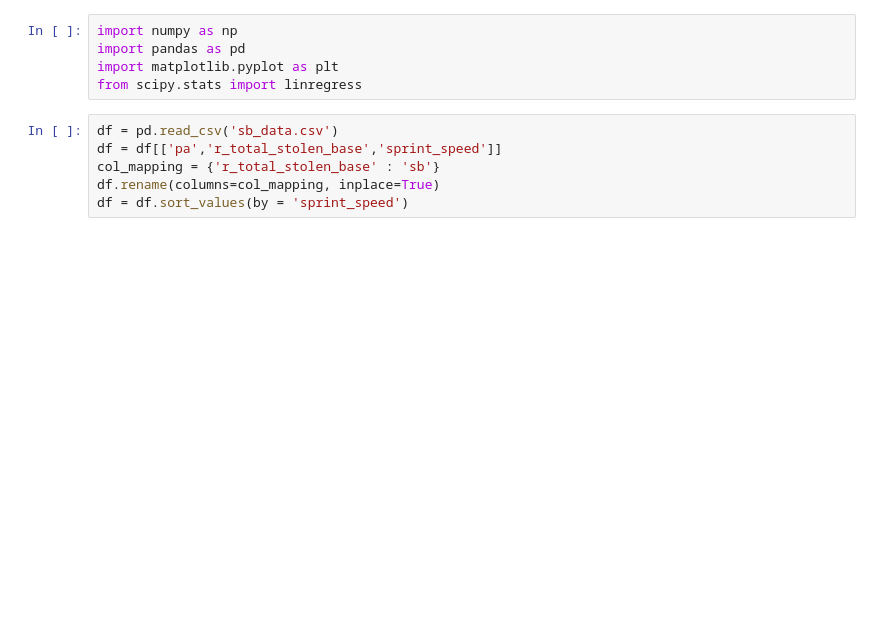
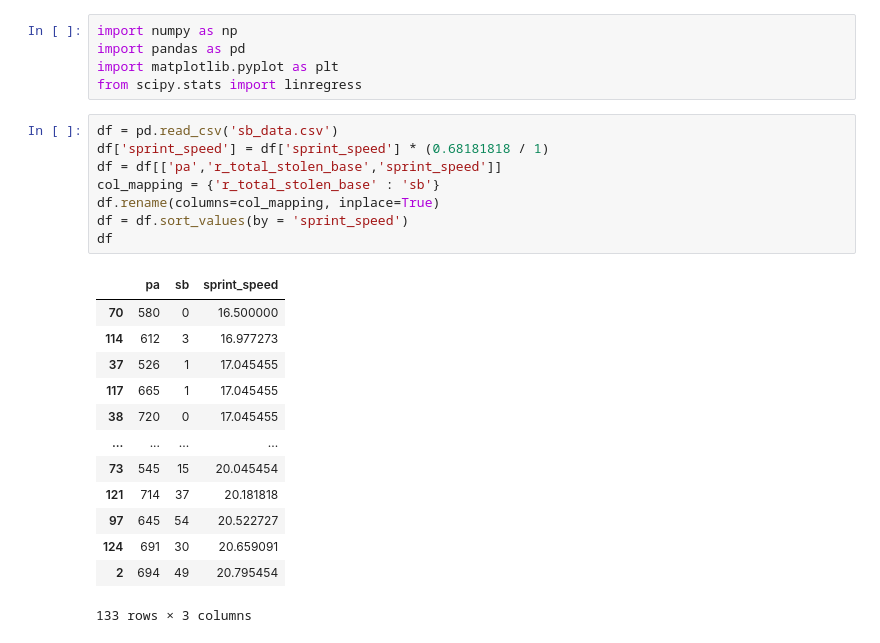
Before and after one commit to dschondo/mlb_sb_analysis, a Jupyter notebook: sb_analysis.ipynb, the cells around one changed output. Drawn from its saved outputs; the diff is of its cells as text; blank space fills up the shorter version.

```diff
--- a/sb_analysis.ipynb
+++ b/sb_analysis.ipynb
@@ -5,10 +5,26 @@ import matplotlib.pyplot as plt
 from scipy.stats import linregress
 # %%
 df = pd.read_csv('sb_data.csv')
+df['sprint_speed'] = df['sprint_speed'] * (0.68181818 / 1)
 df = df[['pa','r_total_stolen_base','sprint_speed']]
 col_mapping = {'r_total_stolen_base' : 'sb'}
 df.rename(columns=col_mapping, inplace=True)
 df = df.sort_values(by = 'sprint_speed')
+df
+# %% [output]
+|  | pa | sb | sprint_speed |
+| 70 | 580 | 0 | 16.500000 |
+| 114 | 612 | 3 | 16.977273 |
+| 37 | 526 | 1 | 17.045455 |
+| 117 | 665 | 1 | 17.045455 |
+| 38 | 720 | 0 | 17.045455 |
+| ... | ... | ... | ... |
+| 73 | 545 | 15 | 20.045454 |
+| 121 | 714 | 37 | 20.181818 |
+| 97 | 645 | 54 | 20.522727 |
+| 124 | 691 | 30 | 20.659091 |
+| 2 | 694 | 49 | 20.795454 |
+133 rows × 3 columns
 # %%
 slope, intercept, r_value, p_value, std_err = linregress(df['sb'], df['sprint_speed'])
 
```
Also changed, not shown: parts of 1 cell of this notebook.
